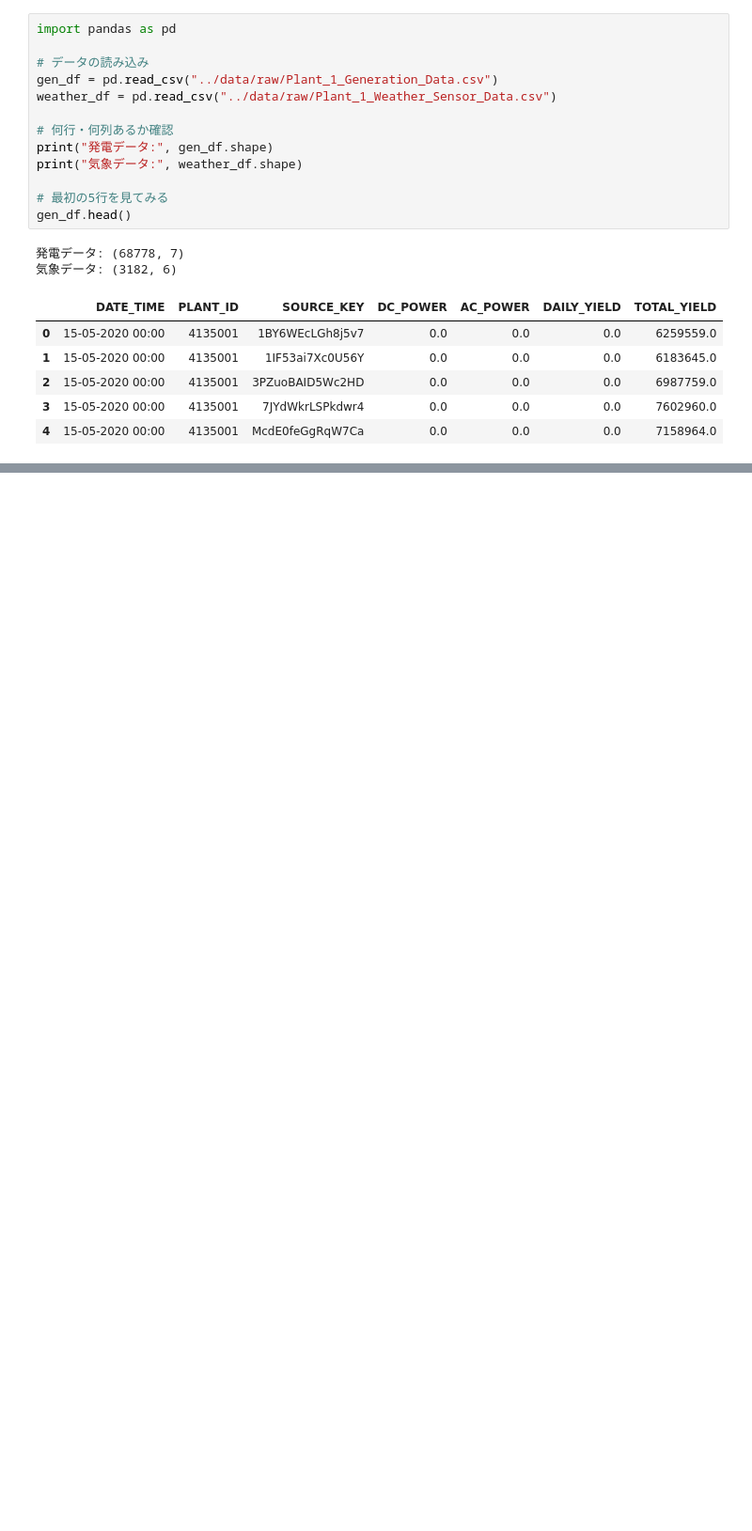
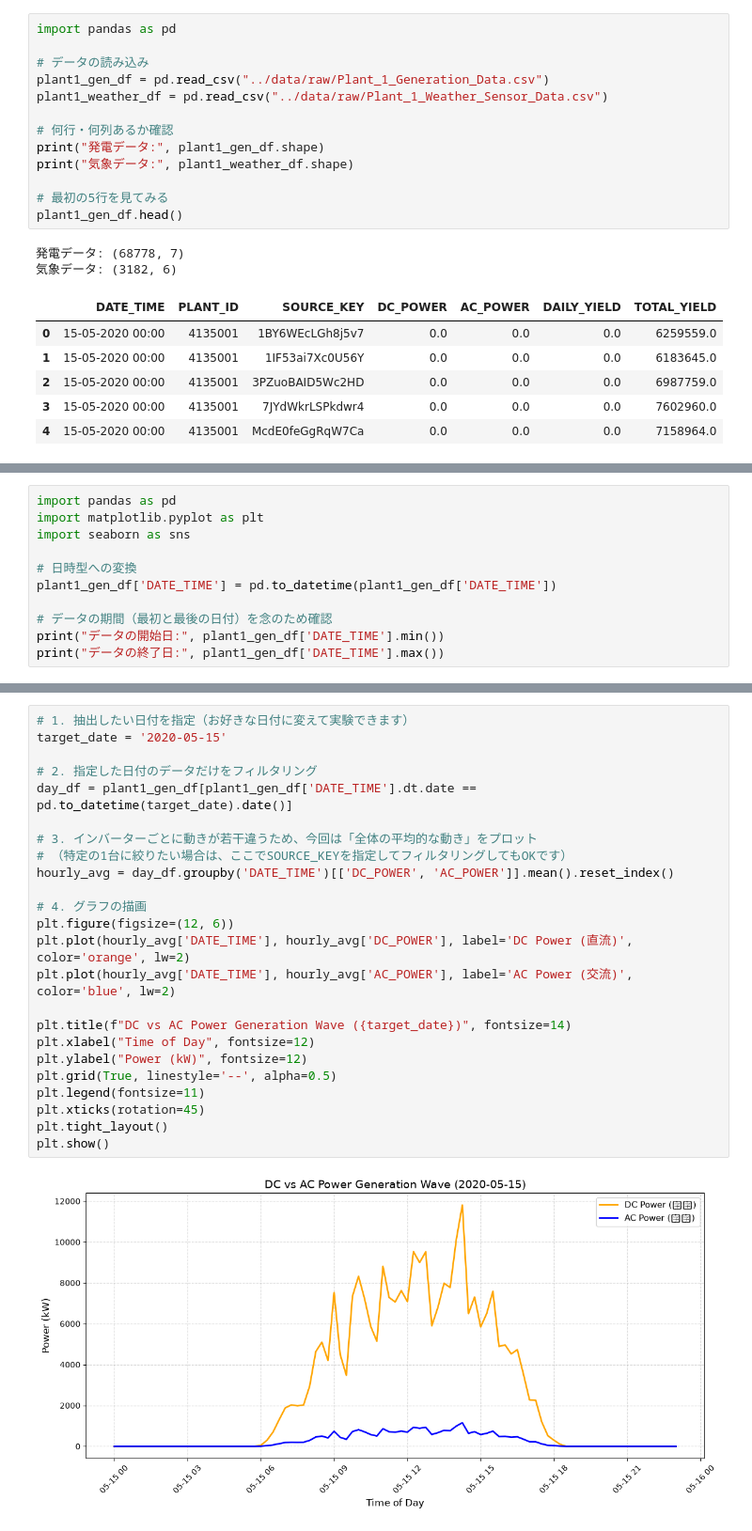
Before and after one commit to tateshita1908/solar-power-forecasting-system, a Jupyter notebook: notebooks/01_equipment_fault_detection.ipynb, the cells around one changed output, grey strips where cells are left out. Shown at 94% size. Saved outputs shown, nothing was run; the diff lists cells and outputs as text; blank space fills up the shorter version.

Commit message:
feat(eda): add visualizations for power generation and weather trends and discover total yield anomaly

```diff
--- a/notebooks/01_equipment_fault_detection.ipynb
+++ b/notebooks/01_equipment_fault_detection.ipynb
@@ -2,15 +2,15 @@
 import pandas as pd
 
 # データの読み込み
-gen_df = pd.read_csv("../data/raw/Plant_1_Generation_Data.csv")
-weather_df = pd.read_csv("../data/raw/Plant_1_Weather_Sensor_Data.csv")
+plant1_gen_df = pd.read_csv("../data/raw/Plant_1_Generation_Data.csv")
+plant1_weather_df = pd.read_csv("../data/raw/Plant_1_Weather_Sensor_Data.csv")
 
 # 何行・何列あるか確認
-print("発電データ:", gen_df.shape)
-print("気象データ:", weather_df.shape)
+print("発電データ:", plant1_gen_df.shape)
+print("気象データ:", plant1_weather_df.shape)
 
 # 最初の5行を見てみる
-gen_df.head()
+plant1_gen_df.head()
 # %% [output]
 発電データ: (68778, 7)
 気象データ: (3182, 6)
@@ -22,0 +72,11 @@ gen_df.head()
+# %%
+import pandas as pd
+import matplotlib.pyplot as plt
+import seaborn as sns
+
+# 日時型への変換
+plant1_gen_df['DATE_TIME'] = pd.to_datetime(plant1_gen_df['DATE_TIME'])
+
+# データの期間（最初と最後の日付）を念のため確認
+print("データの開始日:", plant1_gen_df['DATE_TIME'].min())
+print("データの終了日:", plant1_gen_df['DATE_TIME'].max())
@@ -22,0 +86,26 @@ gen_df.head()
+# %%
+# 1. 抽出したい日付を指定（お好きな日付に変えて実験できます）
+target_date = '2020-05-15'
+
+# 2. 指定した日付のデータだけをフィルタリング
+day_df = plant1_gen_df[plant1_gen_df['DATE_TIME'].dt.date == pd.to_datetime(target_date).date()]
+
+# 3. インバーターごとに動きが若干違うため、今回は「全体の平均的な動き」をプロット
+# （特定の1台に絞りたい場合は、ここでSOURCE_KEYを指定してフィルタリングしてもOKです）
+hourly_avg = day_df.groupby('DATE_TIME')[['DC_POWER', 'AC_POWER']].mean().reset_index()
+
+# 4. グラフの描画
+plt.figure(figsize=(12, 6))
+plt.plot(hourly_avg['DATE_TIME'], hourly_avg['DC_POWER'], label='DC Power (直流)', color='orange', lw=2)
+plt.plot(hourly_avg['DATE_TIME'], hourly_avg['AC_POWER'], label='AC Power (交流)', color='blue', lw=2)
+
+plt.title(f"DC vs AC Power Generation Wave ({target_date})", fontsize=14)
+plt.xlabel("Time of Day", fontsize=12)
+plt.ylabel("Power (kW)", fontsize=12)
+plt.grid(True, linestyle='--', alpha=0.5)
+plt.legend(fontsize=11)
+plt.xticks(rotation=45)
+plt.tight_layout()
+plt.show()
+# %% [output]
+[figure, added]
```
Also changed, not shown: parts of 10 cells of this notebook.
